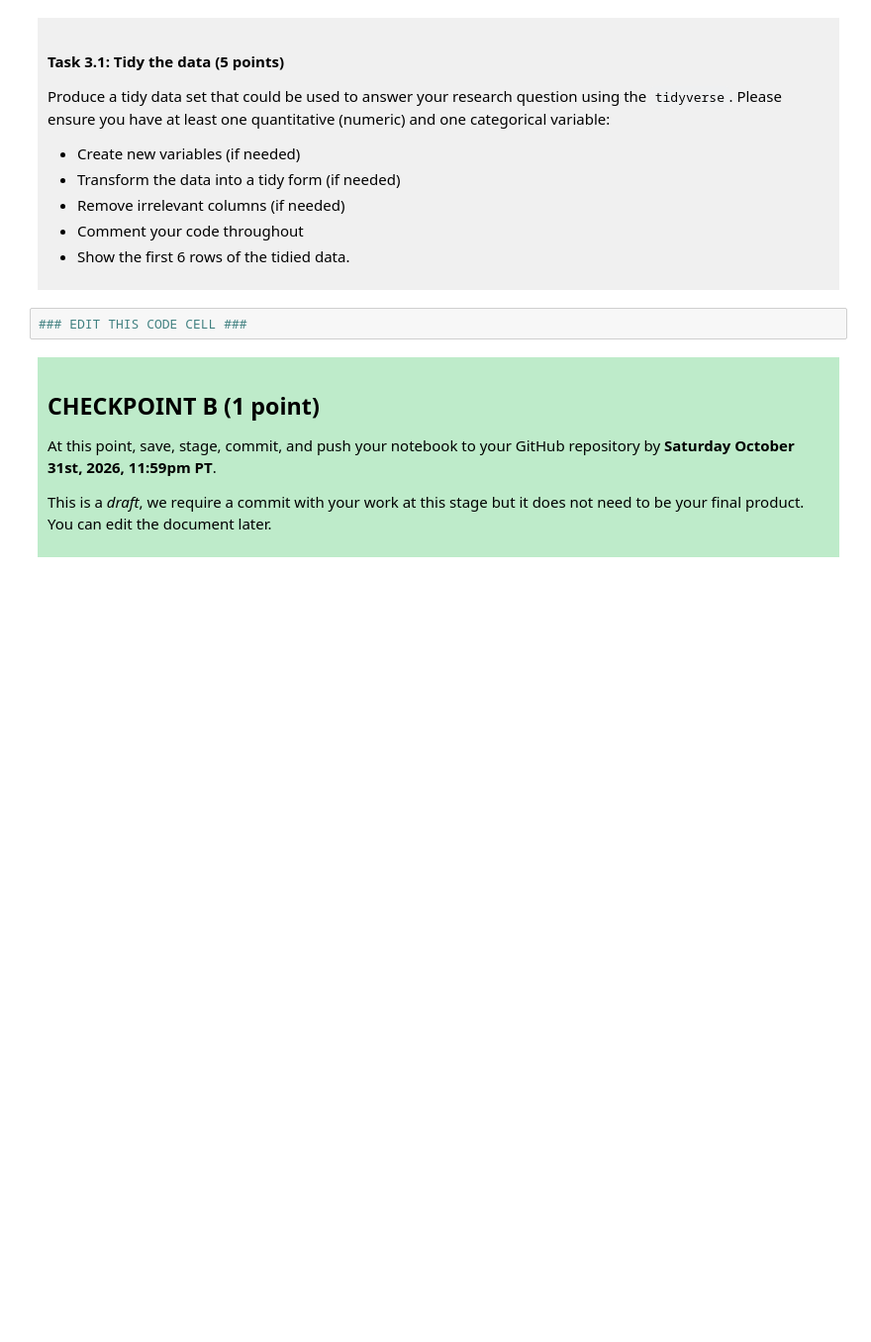
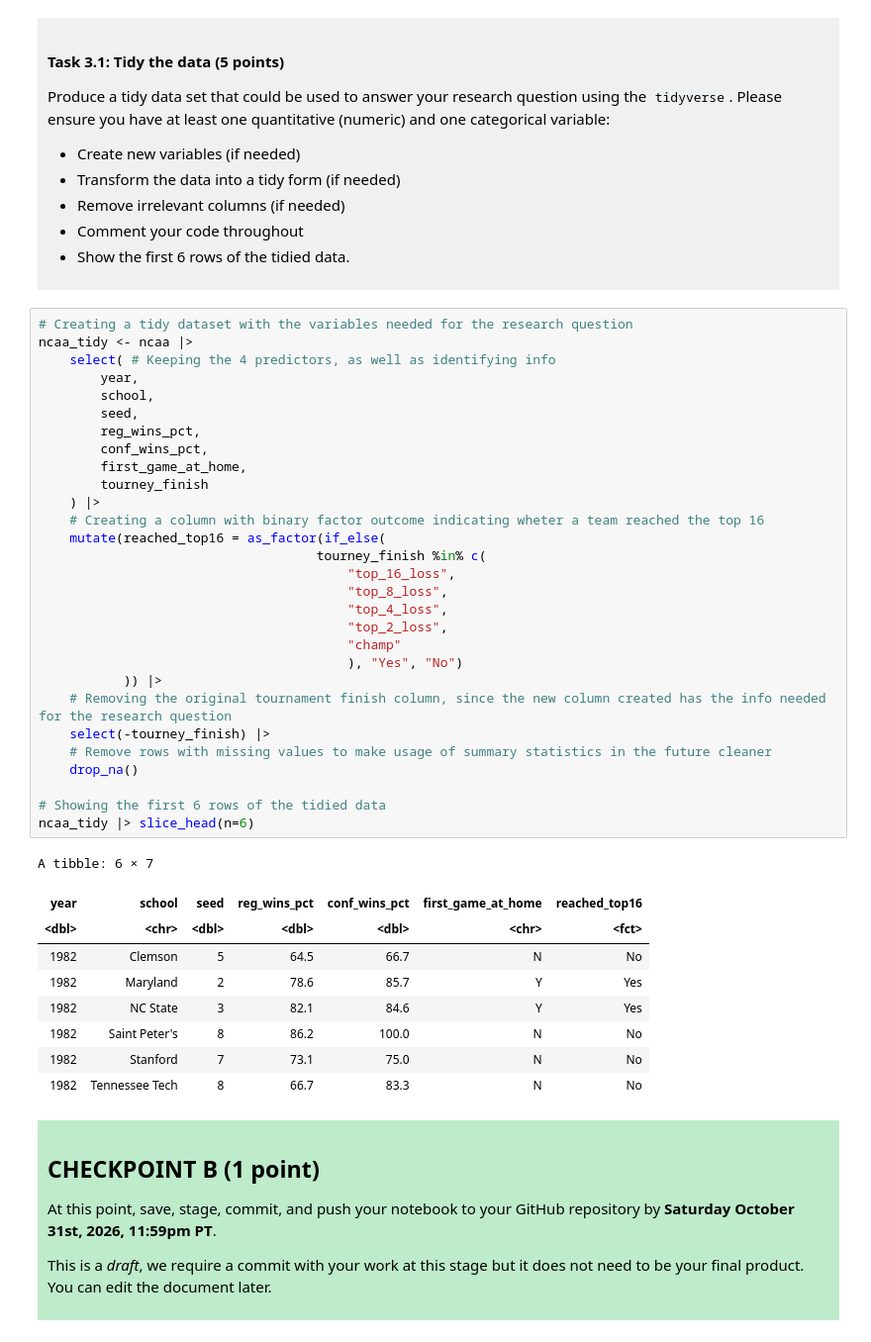
Before and after one commit to laratperez/dsci-100-project-lara-perez, a Jupyter notebook: dsci-100-project-notebook.ipynb, the cells around one changed output. Shown at 99% size. Saved outputs shown, nothing was run; the diff lists cells and outputs as text; blank space fills up the shorter version.

```diff
--- a/dsci-100-project-notebook.ipynb
+++ b/dsci-100-project-notebook.ipynb
@@ -189,7 +209,44 @@ Produce a tidy data set that could be used to answer your research question usin
 
 </div>
 # %%
-### EDIT THIS CODE CELL ###
+# Creating a tidy dataset with the variables needed for the research question
+ncaa_tidy <- ncaa |>
+    select( # Keeping the 4 predictors, as well as identifying info
+        year,
+        school,
+        seed,
+        reg_wins_pct,
+        conf_wins_pct,
+        first_game_at_home,
+        tourney_finish
+    ) |>
+    # Creating a column with binary factor outcome indicating wheter a team reached the top 16
+    mutate(reached_top16 = as_factor(if_else(
+                                    tourney_finish %in% c(
+                                        "top_16_loss",
+                                        "top_8_loss",
+                                        "top_4_loss",
+                                        "top_2_loss",
+                                        "champ"
+                                        ), "Yes", "No")
+           )) |>
+    # Removing the original tournament finish column, since the new column created has the info needed for the research question
+    select(-tourney_finish) |>
+    # Remove rows with missing values to make usage of summary statistics in the future cleaner
+    drop_na()
+
+# Showing the first 6 rows of the tidied data
+ncaa_tidy |> slice_head(n=6)
+# %% [output]
+A tibble: 6 × 7
+| year | school | seed | reg_wins_pct | conf_wins_pct | first_game_at_home | reached_top16 |
+| <dbl> | <chr> | <dbl> | <dbl> | <dbl> | <chr> | <fct> |
+| 1982 | Clemson | 5 | 64.5 | 66.7 | N | No |
+| 1982 | Maryland | 2 | 78.6 | 85.7 | Y | Yes |
+| 1982 | NC State | 3 | 82.1 | 84.6 | Y | Yes |
+| 1982 | Saint Peter's | 8 | 86.2 | 100.0 | N | No |
+| 1982 | Stanford | 7 | 73.1 | 75.0 | N | No |
+| 1982 | Tennessee Tech | 8 | 66.7 | 83.3 | N | No |
 # %% [markdown]
 <div style="background-color: #beebca; padding: 10px;">
 
```
Also changed, not shown: parts of 3 cells of this notebook.
